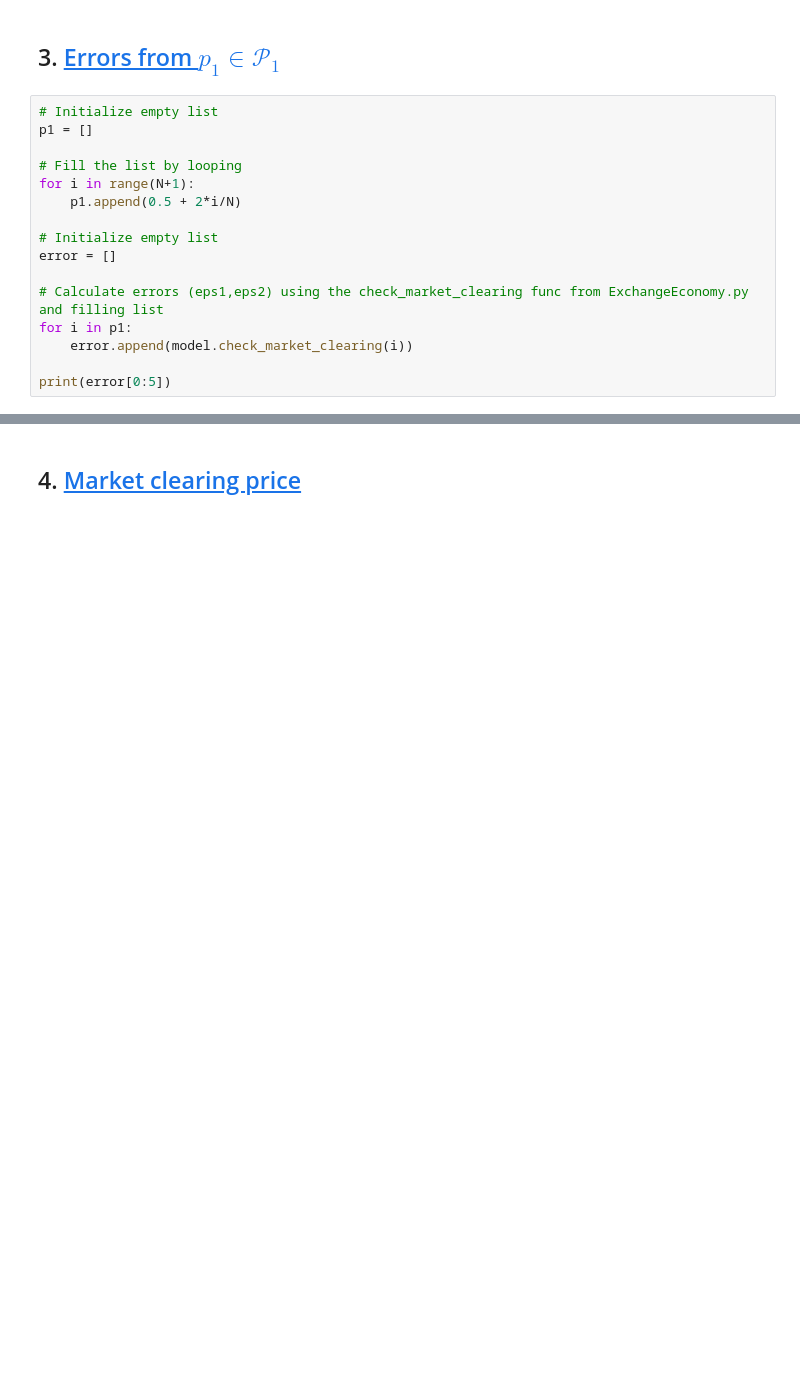
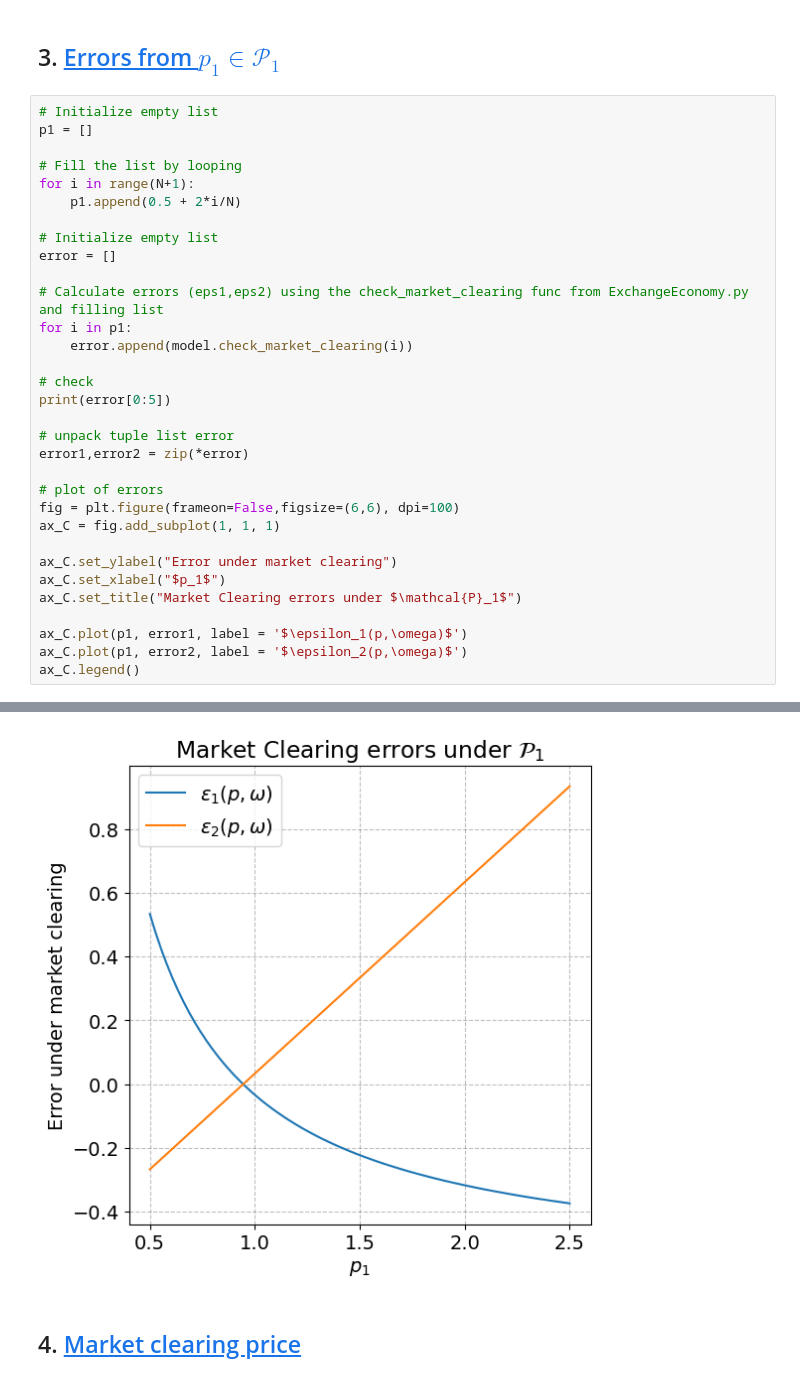
Before and after one commit to NumEconCopenhagen/projects-2024-mathias-mikkel-gabriele, a Jupyter notebook: inauguralproject/InauguralProject2024.ipynb, the cells around one changed output, grey strips where cells are left out. Cells and saved outputs as stored; diff of their text form; blank space fills up the shorter version.

```diff
--- a/inauguralproject/InauguralProject2024.ipynb
+++ b/inauguralproject/InauguralProject2024.ipynb
@@ -113,6 +113,22 @@ error = []
 for i in p1:
     error.append(model.check_market_clearing(i))
 
+# check
 print(error[0:5])
+
+# unpack tuple list error
+error1,error2 = zip(*error)
+
+# plot of errors
+fig = plt.figure(frameon=False,figsize=(6,6), dpi=100)
+ax_C = fig.add_subplot(1, 1, 1)
+
+ax_C.set_ylabel("Error under market clearing")
+ax_C.set_xlabel("$p_1$")
+ax_C.set_title("Market Clearing errors under $\mathcal{P}_1$")
+
+ax_C.plot(p1, error1, label = '$\epsilon_1(p,\omega)$')
+ax_C.plot(p1, error2, label = '$\epsilon_2(p,\omega)$')
+ax_C.legend()
 # %% [output]
 [(0.533333333333333, -0.2666666666666666), (0.47594936708860747, -0.25066666666666654), (0.42409638554216866, -0.23466666666666652), (0.3770114942528735, -0.2186666666666665), (0.334065934065934, -0.2 ...
@@ -119,3 +136,4 @@ print(error[0:5])
+[figure, added]
 # %% [markdown]
 ## 4. <a id='toc4_'></a>[Market clearing price](#toc0_)
 # %% [markdown]
```
Also changed, not shown: parts of 3 cells of this notebook.
